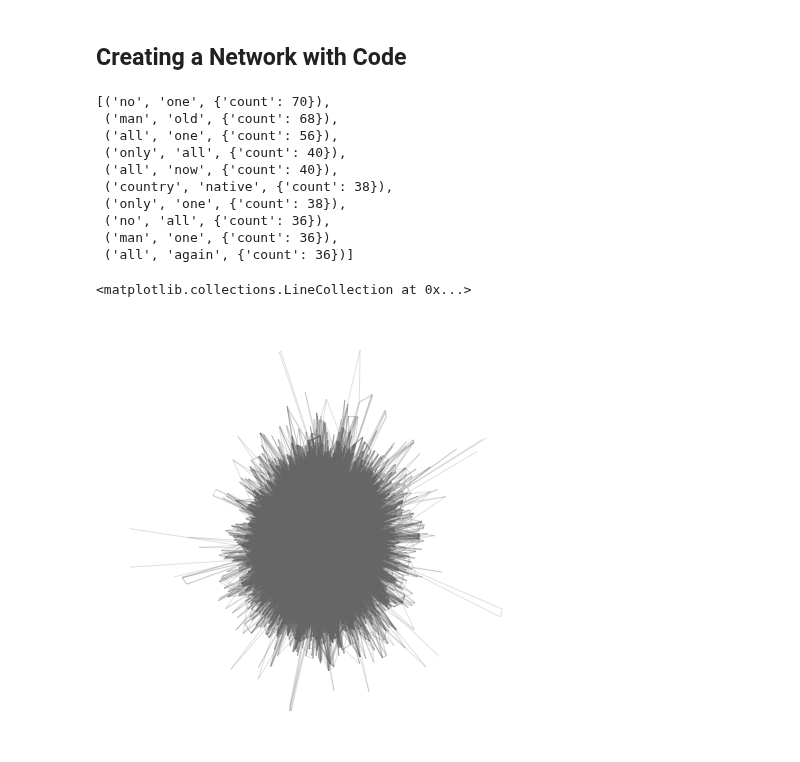
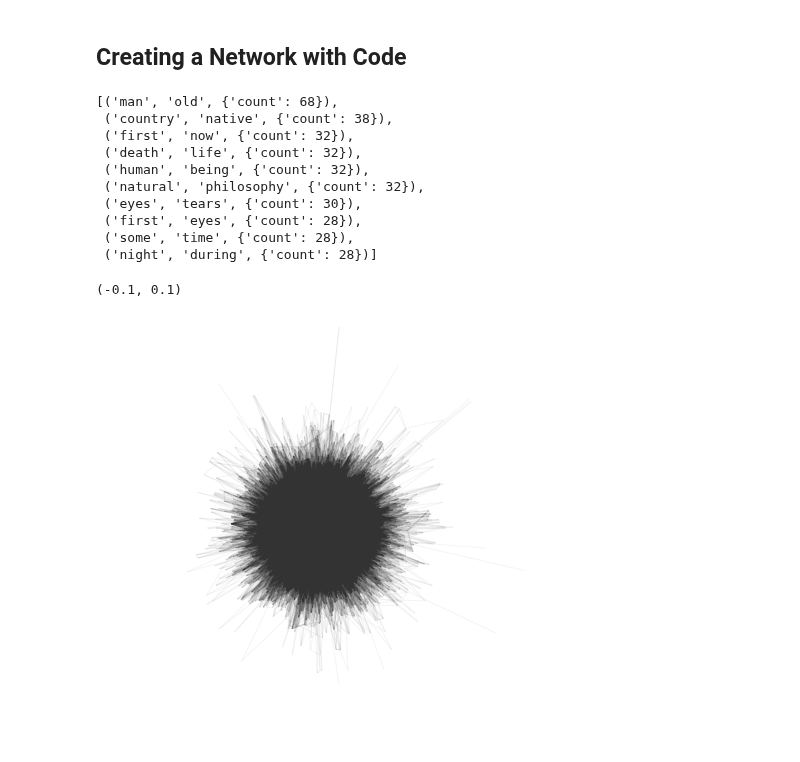
Before and after one commit to PacktPublishing/Network-Science-with-Python-and-NetworkX-Quick-Start-Guide, a Jupyter notebook: Chapter_03.ipynb, the cells around one changed output. Cells and saved outputs as stored; diff of their text form; code cells hidden in the pictures.

```diff
--- a/Chapter_03.ipynb
+++ b/Chapter_03.ipynb
@@ -142,7 +144,10 @@ stop_words = set([
     'said', 'may', 'do', 'these', 'shall', 'how', 'shall', 'asked',
     'before', 'those', 'whom', 'am', 'even', 'its', 'did', 'then',
     'abbey', 'tintern', 'wordsworth', 'letter', 'thee', 'thou', 'oh',
-    'into', 'any', 'myself', 'nor', 'himself']
+    'into', 'any', 'myself', 'nor', 'himself', 'one', 'all', 'no', 'yes'
+    'now', 'upon', 'only', 'might', 'every', 'own', 'such', 'towards',
+    'again', 'most', 'ever', 'where', 'after', 'up', 'soon', 'many',
+    'also', 'like', 'over', 'us', 'thus', 'has', 'about']
     + [str(x) for x in range(24)])
 # %%
 # Construct a network from a text
@@ -153,12 +158,20 @@ def co_occurrence_network(text):
     # Split the text into sentences and iterate through them
     sentences = text.split('.')
     for s in sentences:
+        # Remove punctuation and convert to lowercase
+        clean = re.sub('[^\w\n ]+', '', s).lower()
+        clean = re.sub('_+', '', clean).strip()
         # Create list of words separated by whitespace
-        words = re.split('\s+', s.strip())
-        # Remove punctuation and convert to lowercase
-        words = [re.sub('\W+', '', w).lower() for w in words]
+        words = re.split('\s+', clean)
         # Create an edge for each pair of words
         for v in words:
+            # Update word count, add node if necessary
+            try:
+                G.nodes[v]['count'] += 1
+            except KeyError:
+                G.add_node(v)
+                G.nodes[v]['count'] = 1
+            # Update edge count for each pair of words in this sentence
             for w in words:
                 # Skip stop words
                 if v == w or v in stop_words or w in stop_words:
@@ -186,21 +199,23 @@ pairs = sorted(
     reverse=True)
 pairs[0:10]
 # %% [output]
-[('no', 'one', {'count': 70}),
- ('man', 'old', {'count': 68}),
- ('all', 'one', {'count': 56}),
- ('only', 'all', {'count': 40}),
- ('all', 'now', {'count': 40}),
+[('man', 'old', {'count': 68}),
  ('country', 'native', {'count': 38}),
- ('only', 'one', {'count': 38}),
- ('no', 'all', {'count': 36}),
- ('man', 'one', {'count': 36}),
- ('all', 'again', {'count': 36})]
+ ('first', 'now', {'count': 32}),
+ ('death', 'life', {'count': 32}),
+ ('human', 'being', {'count': 32}),
+ ('natural', 'philosophy', {'count': 32}),
+ ('eyes', 'tears', {'count': 30}),
+ ('first', 'eyes', {'count': 28}),
+ ('some', 'time', {'count': 28}),
+ ('night', 'during', {'count': 28})]
 # %%
 pos=nx.spring_layout(G)
 nx.draw_networkx_nodes(G, pos, alpha=0)
 nx.draw_networkx_edges(
-    G, pos, edge_color="#666666", alpha=0.2)
+    G, pos, edge_color="#333333", alpha=0.05)
+# Zoom in for a better view
+plt.xlim([-0.1,0.1]); plt.ylim([-0.1, 0.1])
 # %% [output]
-<matplotlib.collections.LineCollection at 0x...>
+(-0.1, 0.1)
-[figure, old version]
+[figure, new version]
```
Also changed, not shown: parts of 8 cells of this notebook.
